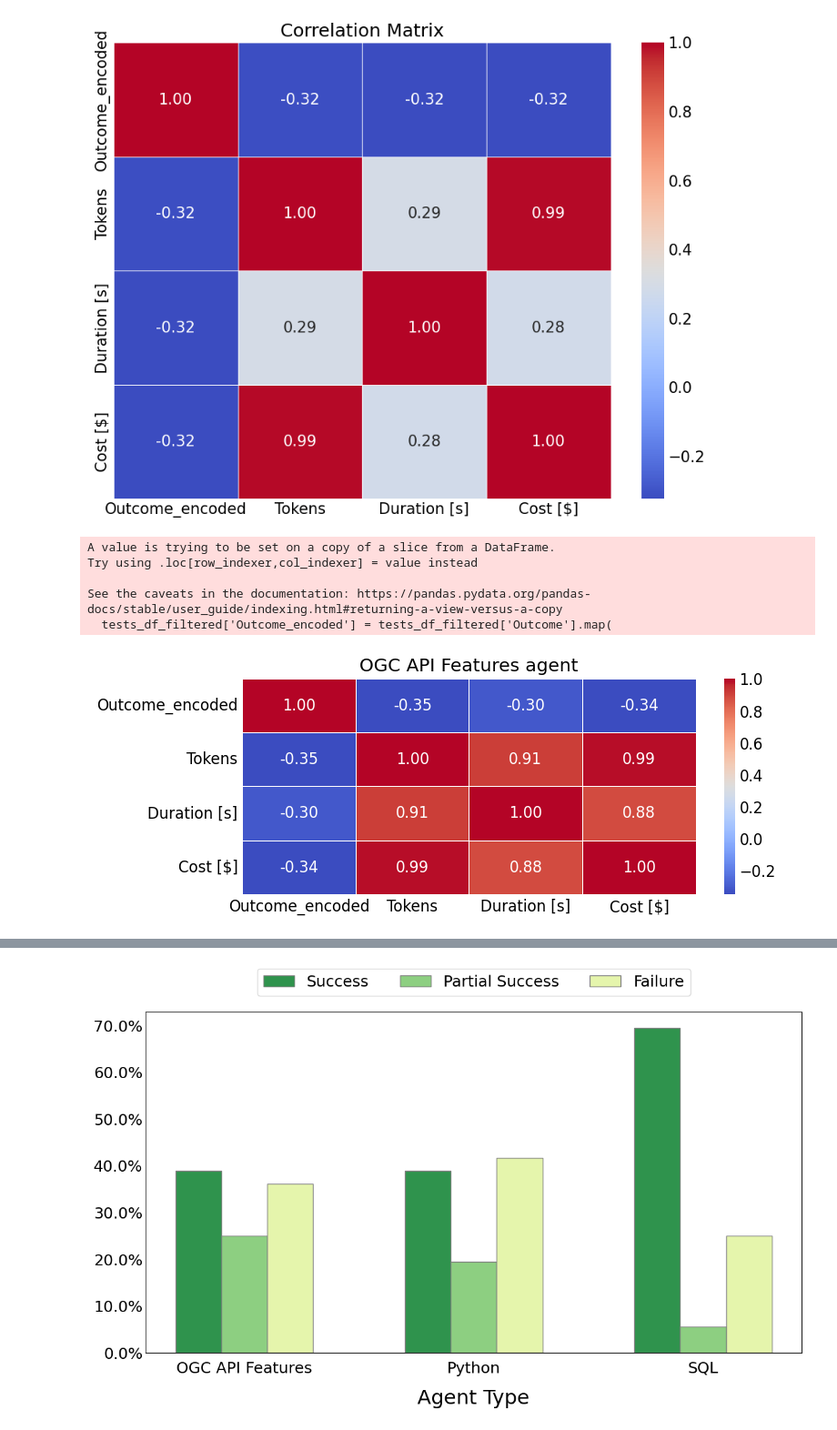
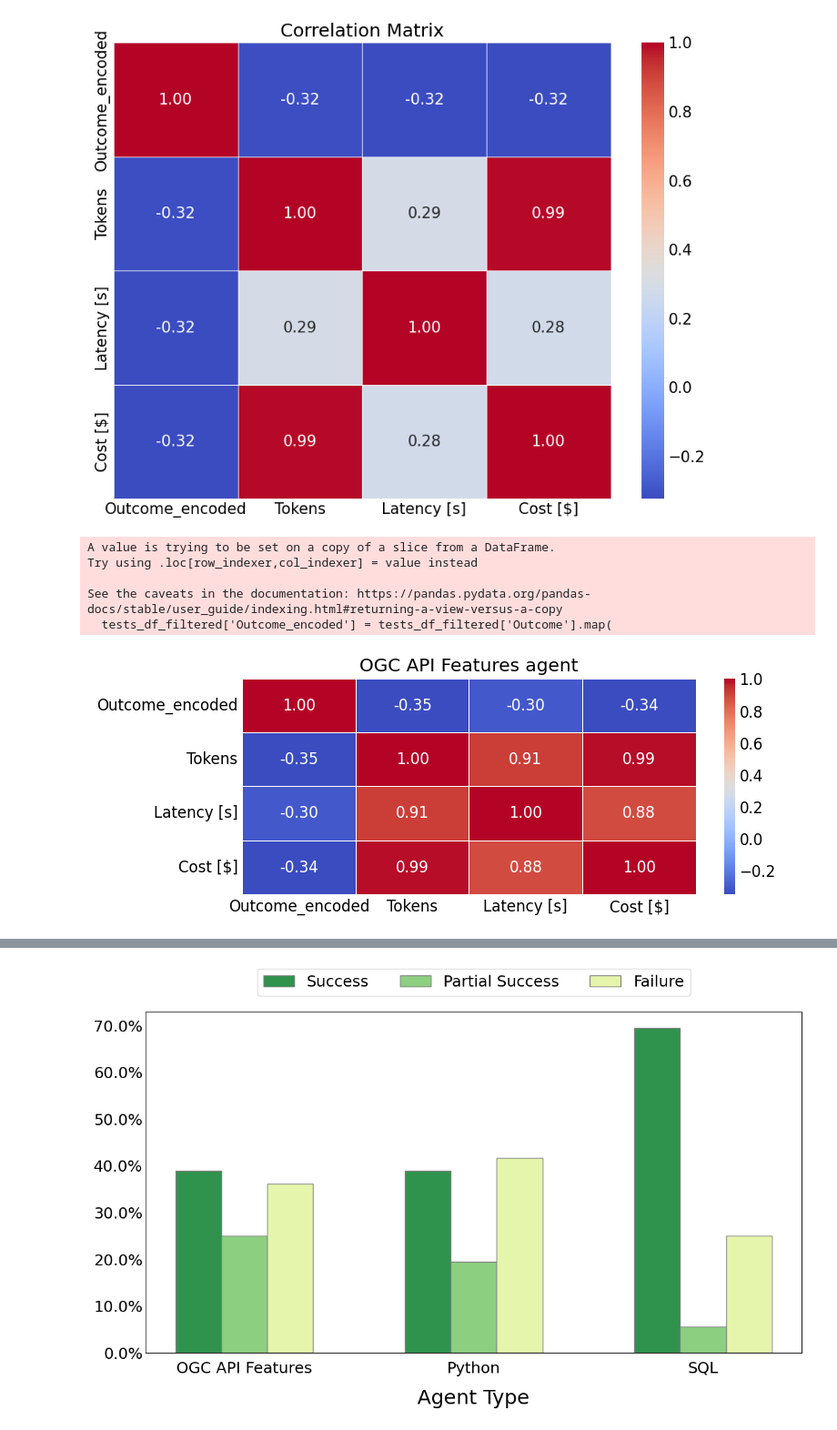
Before and after one commit to oskarhlm/masters-thesis, a Jupyter notebook: src/benchmarking/plots.ipynb, the cells around one changed output, grey strips where cells are left out. Shown: that part at 91% size. Saved outputs shown, nothing was run; the diff lists cells and outputs as text; code cells hidden in the pictures.

```diff
--- a/src/benchmarking/plots.ipynb
+++ b/src/benchmarking/plots.ipynb
@@ -18,30 +18,34 @@ levels_df = pd.read_excel(path, sheet_name='Prompt Levels').dropna(how='all')
 levels_tests_df = pd.read_excel(path, sheet_name='PL Tests').dropna(how='all')
 
 levels_tests_df = levels_tests_df.merge(levels_df, on='Query ID', how='left')
+
+# Rename 'Duration [s]' column to 'Latency [s]'
+tests_df.rename(columns={'Duration [s]': 'Latency [s]'}, inplace=True)
+levels_tests_df.rename(columns={'Duration [s]': 'Latency [s]'}, inplace=True)
 # %%
 font_size = 15
 plt.rcParams.update({'font.size': font_size})
 
 custom_mapping = {
     'success': 2,
     'partial success': 1,
     'failure': 0
 }
 
 tests_df['Outcome_encoded'] = tests_df['Outcome'].map(custom_mapping)
 
 correlation_matrix = tests_df[['Outcome_encoded',
-                         'Tokens', 'Duration [s]', 'Cost [$]']].corr()
+                         'Tokens', 'Latency [s]', 'Cost [$]']].corr()
 
 plt.figure(figsize=(9, 7))
 sns.heatmap(correlation_matrix, annot=True,
             cmap='coolwarm', fmt=".2f", linewidths=.5)
 plt.title('Correlation Matrix')
 plt.tight_layout(pad=0.5)
 plt.savefig(figs_path / 'correlation_matrix.png')
 plt.show()
 # %% [output]
-[figure, old version]
+[figure, new version]
 # %%
 import matplotlib.pyplot as plt
 import seaborn as sns
@@ -60,7 +64,7 @@ tests_df_filtered['Outcome_encoded'] = tests_df_filtered['Outcome'].map(
     custom_mapping)
 
 correlation_matrix = tests_df_filtered[[
-    'Outcome_encoded', 'Tokens', 'Duration [s]', 'Cost [$]']].corr()
+    'Outcome_encoded', 'Tokens', 'Latency [s]', 'Cost [$]']].corr()
 
 plt.figure(figsize=(8, 3))
 heatmap = sns.heatmap(correlation_matrix, annot=True,
@@ -76,7 +80,7 @@ Try using .loc[row_indexer,col_indexer] = value instead
 
 See the caveats in the documentation: https://pandas.pydata.org/pandas-docs/stable/user_guide/indexing.html#returning-a-view-versus-a-copy
   tests_df_filtered['Outcome_encoded'] = tests_df_filtered['Outcome'].map(
-[figure, old version]
+[figure, new version]
 # %%
 import matplotlib.pyplot as plt
 import seaborn as sns
```
Also changed, not shown: parts of 3 cells of this notebook, 38 other files.
